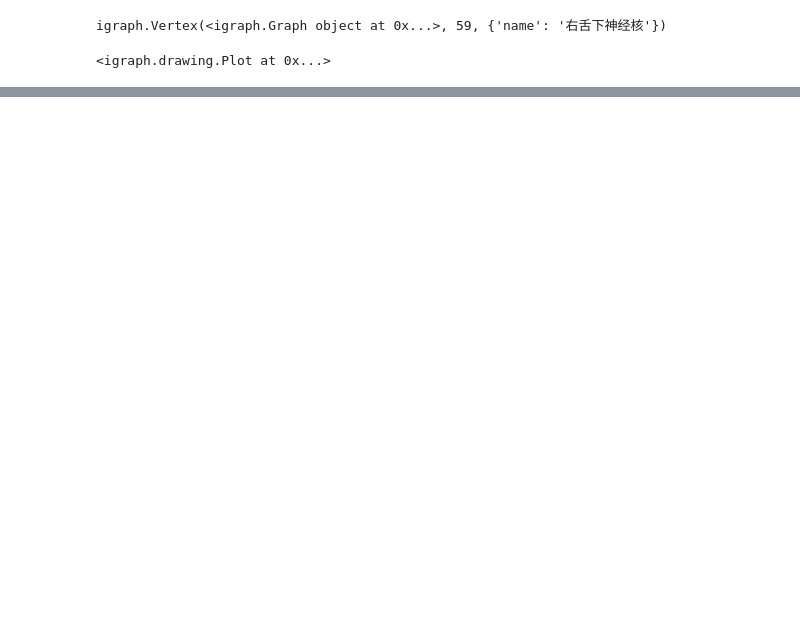
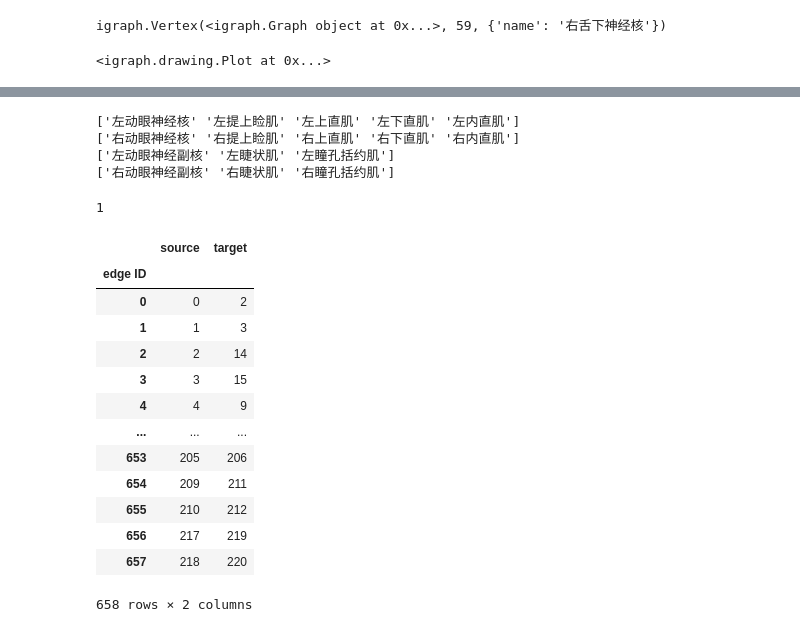
Before and after one commit to kentechx/NIMS, a Jupyter notebook: analysis_py.ipynb, the cells around one changed output, grey strips where cells are left out. Drawn from its saved outputs; the diff is of its cells as text; code cells hidden in the pictures; blank space fills up the shorter version.

```diff
--- a/analysis_py.ipynb
+++ b/analysis_py.ipynb
@@ -266,0 +233,32 @@ array([0, 1, 2, 3, 4, 5, 6])
+# %%
+cliques = np.array(g.clusters().membership)
+for i in range(1, np.max(cliques)+1):
+    a = np.where(cliques==i)[0]
+    print(np.array(g.vs['name'])[a])
+# %% [output]
+['左动眼神经核' '左提上睑肌' '左上直肌' '左下直肌' '左内直肌']
+['右动眼神经核' '右提上睑肌' '右上直肌' '右下直肌' '右内直肌']
+['左动眼神经副核' '左睫状肌' '左瞳孔括约肌']
+['右动眼神经副核' '右睫状肌' '右瞳孔括约肌']
+# %%
+g.degree(g.vs.find('左内直肌'))
+# %% [output]
+1
+# %%
+sub_g = g.subgraph(np.where(cliques==0)[0])
+sub_g.get_edge_dataframe()
+# %% [output]
+|  | source | target |
+| edge ID |  |  |
+| 0 | 0 | 2 |
+| 1 | 1 | 3 |
+| 2 | 2 | 14 |
+| 3 | 3 | 15 |
+| 4 | 4 | 9 |
+| ... | ... | ... |
+| 653 | 205 | 206 |
+| 654 | 209 | 211 |
+| 655 | 210 | 212 |
+| 656 | 217 | 219 |
+| 657 | 218 | 220 |
+658 rows × 2 columns
```
Also changed, not shown: parts of 11 cells of this notebook, 4 other files.
